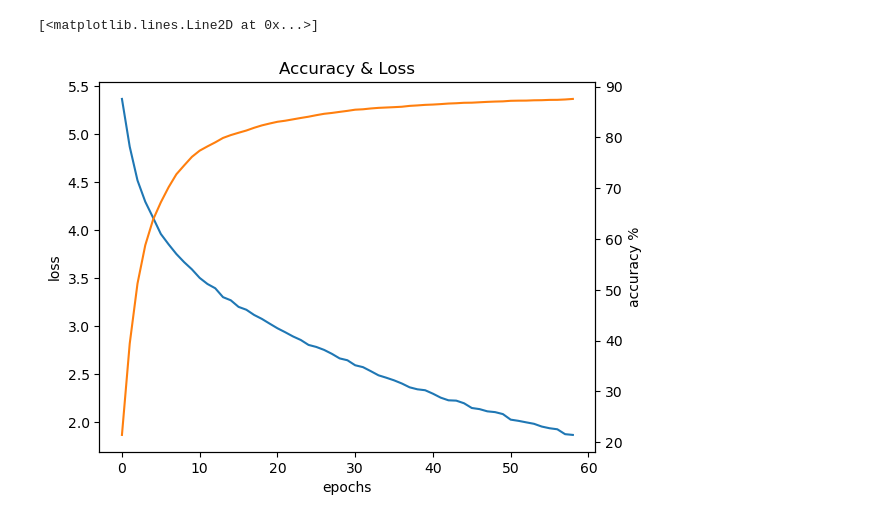
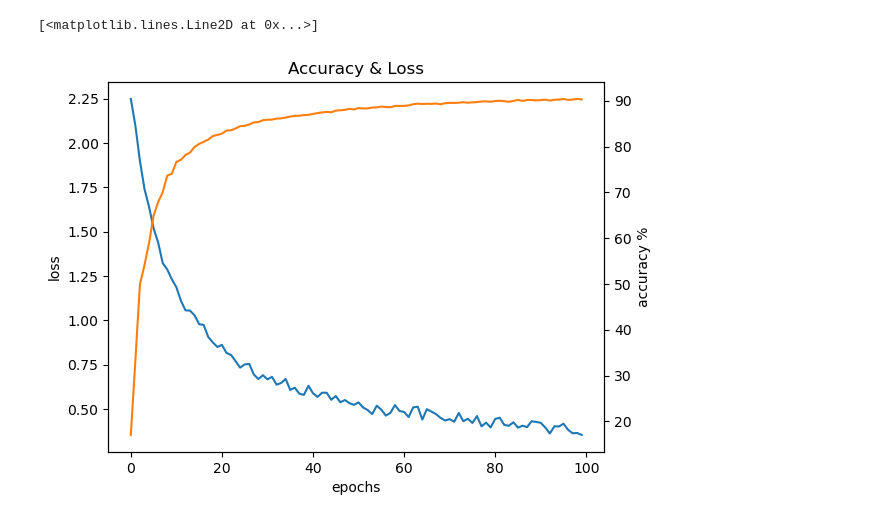
Before and after one commit to GuanqiHe/nonlinear-classifier-on-mnist, a Jupyter notebook: train_plot.ipynb, the cells around one changed output. Drawn from its saved outputs; the diff is of its cells as text; code cells hidden in the pictures.

```diff
--- a/train_plot.ipynb
+++ b/train_plot.ipynb
@@ -10,0 +6,7 @@ NameError: name 'load_log' is not defined
+# %%
+log_dir = ".\\log\\pos1_norm2_SampleInit_2022_12_24_09_04_24_233246"
+sample_res = load_log(log_dir)
+log_dir = ".\\log\\pos1_norm2_noInit_2022_12_24_02_37_08_592336"
+no_res = load_log(log_dir)
+log_dir = ".\\log\\pos1_norm2_KmeansInit_2022_12_24_09_46_26_802983"
+kmeans_res = load_log(log_dir)
@@ -11,11 +49,11 @@ NameError: name 'load_log' is not defined
 # %%
 plt.title("Accuracy & Loss")
-plt.plot(epochs, losses, color = '#1f77b4')
+plt.plot(sample_res[0], sample_res[1], color = '#1f77b4')
 plt.xlabel("epochs")
 plt.ylabel("loss")
 ax2=plt.twinx()
 plt.ylabel("accuracy %")
-ax2.plot(epochs, accuracies, color = '#ff7f0e')
+ax2.plot(sample_res[0], sample_res[2], color = '#ff7f0e')
 # %% [output]
 [<matplotlib.lines.Line2D at 0x...>]
-[figure, old version]
+[figure, new version]
```
Also changed, not shown: parts of 4 cells of this notebook, 9 other files.
